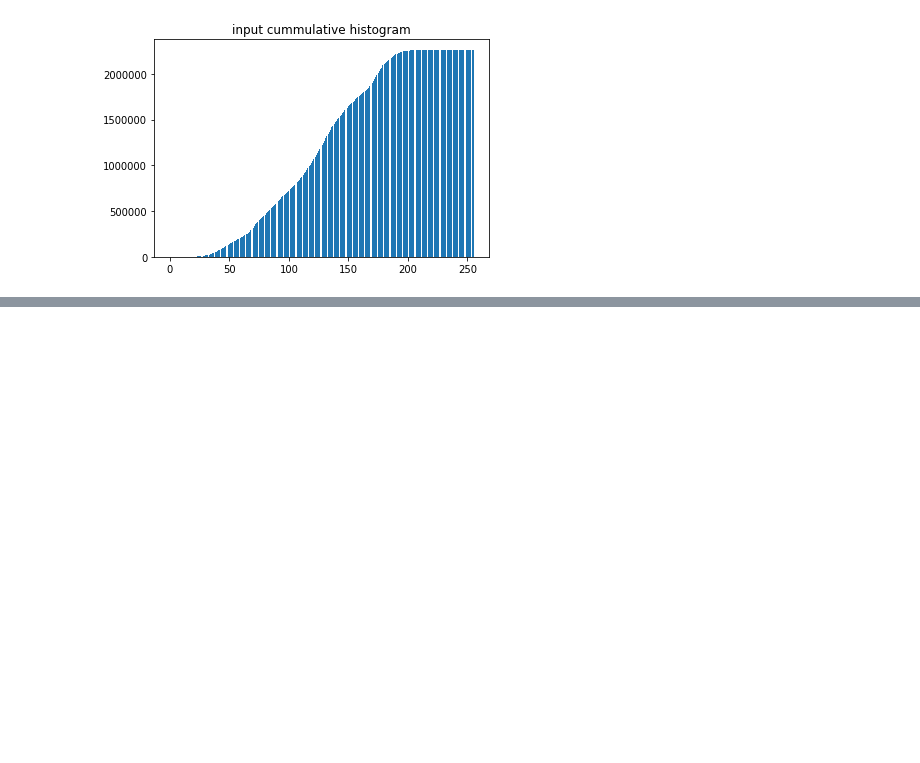
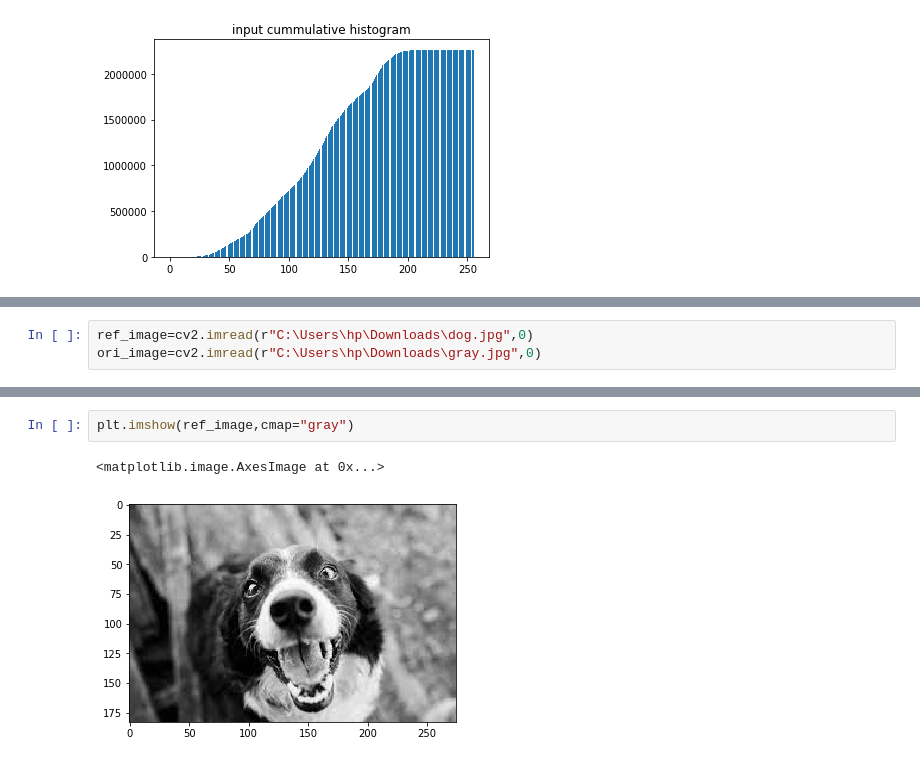
Before and after one commit to Dinesh-Adhithya-H/Digital-Image-Processing, a Jupyter notebook: Python/Digital Image Processing_1.ipynb, the cells around one changed output, grey strips where cells are left out. Drawn from its saved outputs; the diff is of its cells as text; blank space fills up the shorter version.

```diff
--- a/Python/Digital Image Processing_1.ipynb
+++ b/Python/Digital Image Processing_1.ipynb
@@ -183,0 +187,3 @@ plt.bar(np.arange(256),imhist_cumhist(gray)[1])
+# %%
+ref_image=cv2.imread(r"C:\Users\hp\Downloads\dog.jpg",0)
+ori_image=cv2.imread(r"C:\Users\hp\Downloads\gray.jpg",0)
@@ -183,0 +219,5 @@ plt.bar(np.arange(256),imhist_cumhist(gray)[1])
+# %%
+plt.imshow(ref_image,cmap="gray")
+# %% [output]
+<matplotlib.image.AxesImage at 0x...>
+[figure, added]
```
Also changed, not shown: parts of 9 cells of this notebook.
